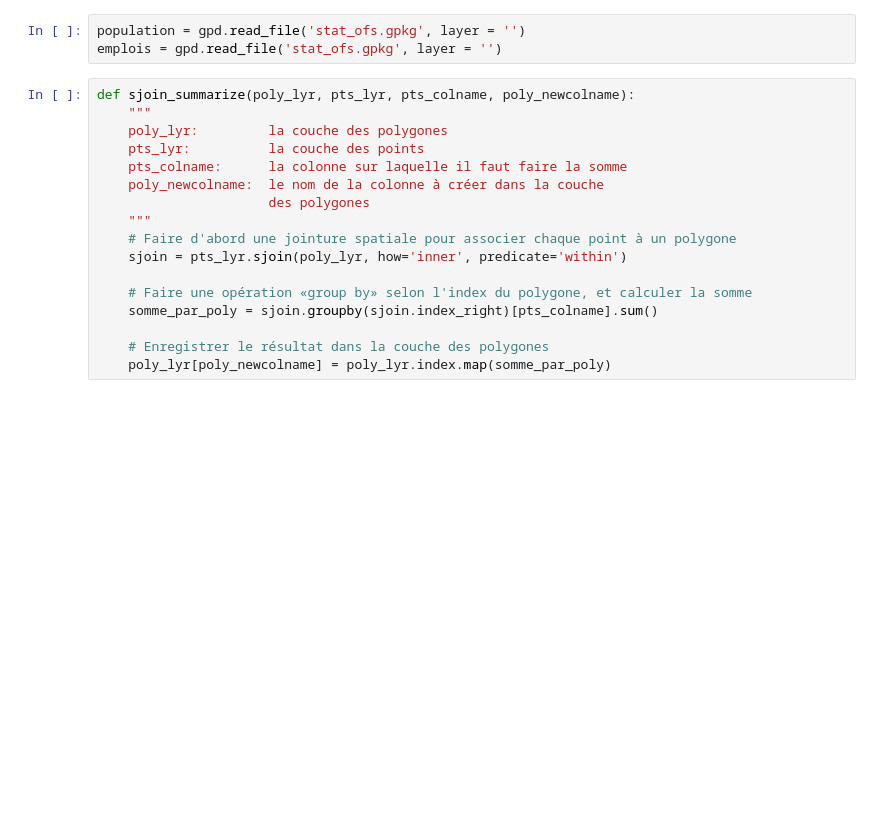
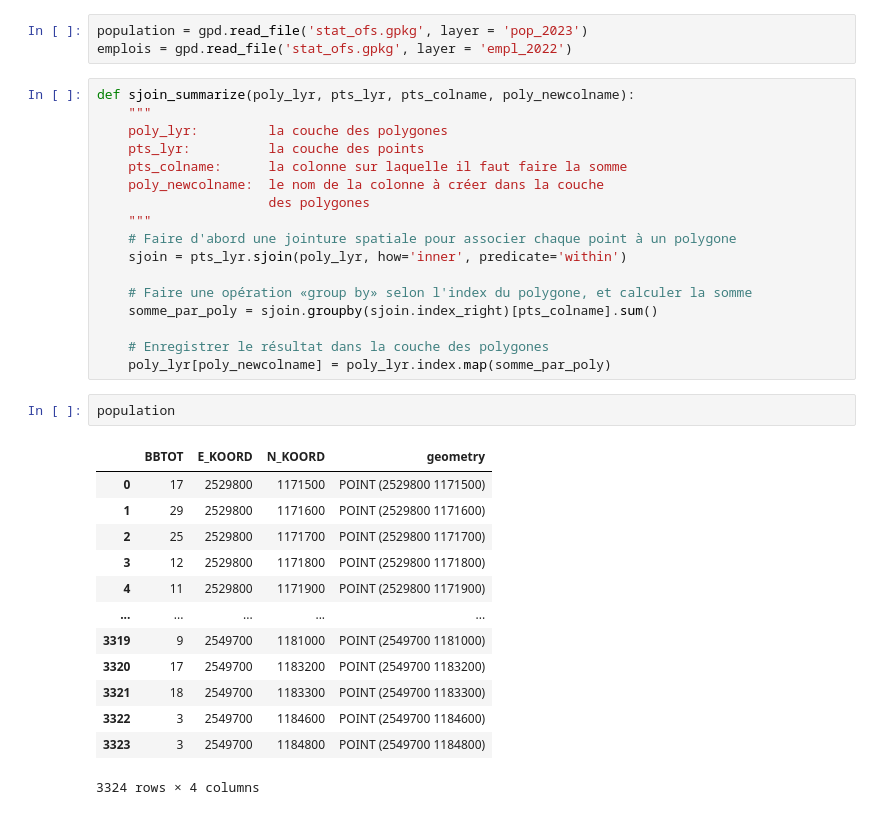
Before and after one commit to Luca-wirthner/2024_Geoinformatique_I, a Jupyter notebook: script_zones_tampons.ipynb, the cells around one changed output. Cells and saved outputs as stored; diff of their text form; blank space fills up the shorter version.

```diff
--- a/script_zones_tampons.ipynb
+++ b/script_zones_tampons.ipynb
@@ -50,6 +49,6 @@ pgr.list_layers('stat_ofs.gpkg')
 # %%
-population = gpd.read_file('stat_ofs.gpkg', layer = '')
-emplois = gpd.read_file('stat_ofs.gpkg', layer = '')
+population = gpd.read_file('stat_ofs.gpkg', layer = 'pop_2023')
+emplois = gpd.read_file('stat_ofs.gpkg', layer = 'empl_2022')
 # %%
 def sjoin_summarize(poly_lyr, pts_lyr, pts_colname, poly_newcolname):
     """
@@ -67,3 +66,19 @@ def sjoin_summarize(poly_lyr, pts_lyr, pts_colname, poly_newcolname):
 
     # Enregistrer le résultat dans la couche des polygones
     poly_lyr[poly_newcolname] = poly_lyr.index.map(somme_par_poly)
+# %%
+population
+# %% [output]
+|  | BBTOT | E_KOORD | N_KOORD | geometry |
+| 0 | 17 | 2529800 | 1171500 | POINT (2529800 1171500) |
+| 1 | 29 | 2529800 | 1171600 | POINT (2529800 1171600) |
+| 2 | 25 | 2529800 | 1171700 | POINT (2529800 1171700) |
+| 3 | 12 | 2529800 | 1171800 | POINT (2529800 1171800) |
+| 4 | 11 | 2529800 | 1171900 | POINT (2529800 1171900) |
+| ... | ... | ... | ... | ... |
+| 3319 | 9 | 2549700 | 1181000 | POINT (2549700 1181000) |
+| 3320 | 17 | 2549700 | 1183200 | POINT (2549700 1183200) |
+| 3321 | 18 | 2549700 | 1183300 | POINT (2549700 1183300) |
+| 3322 | 3 | 2549700 | 1184600 | POINT (2549700 1184600) |
+| 3323 | 3 | 2549700 | 1184800 | POINT (2549700 1184800) |
+3324 rows × 4 columns
```
Also changed, not shown: parts of 7 cells of this notebook.
